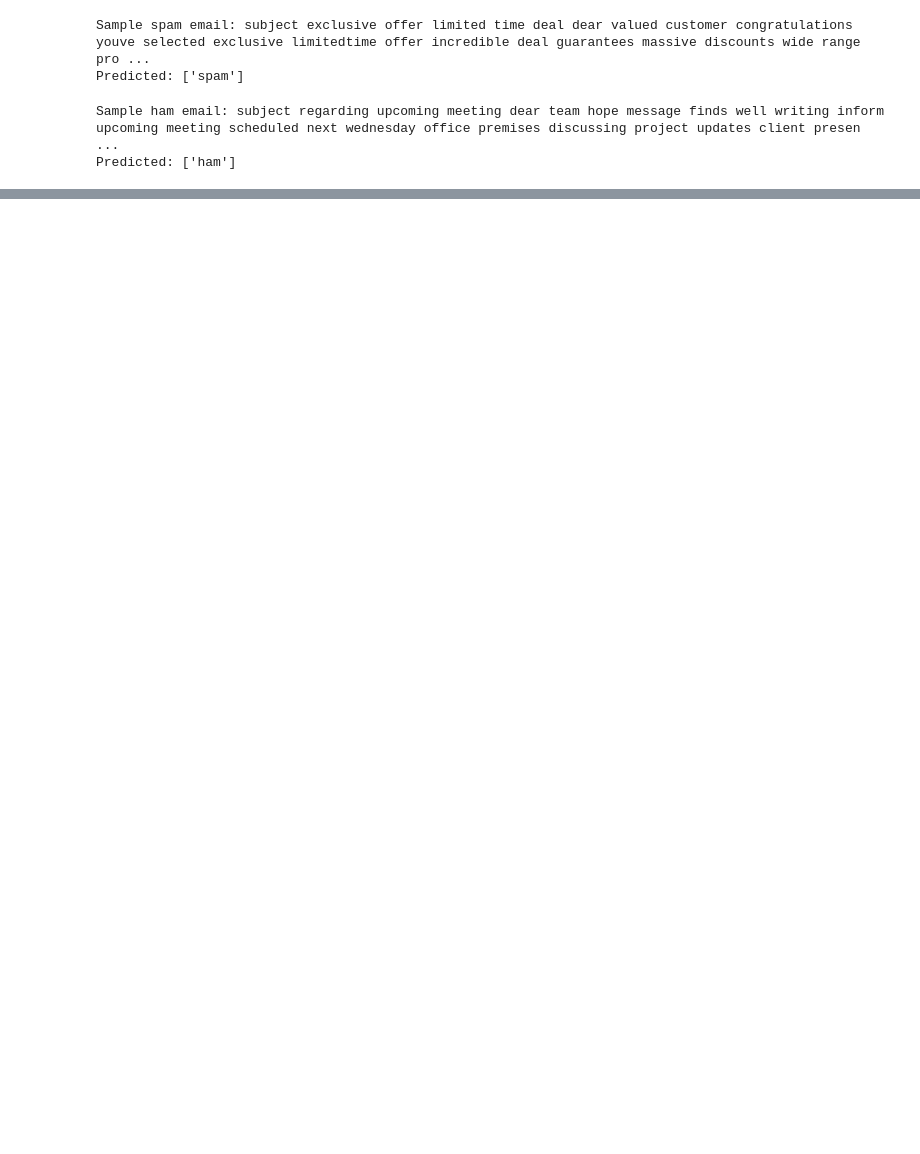
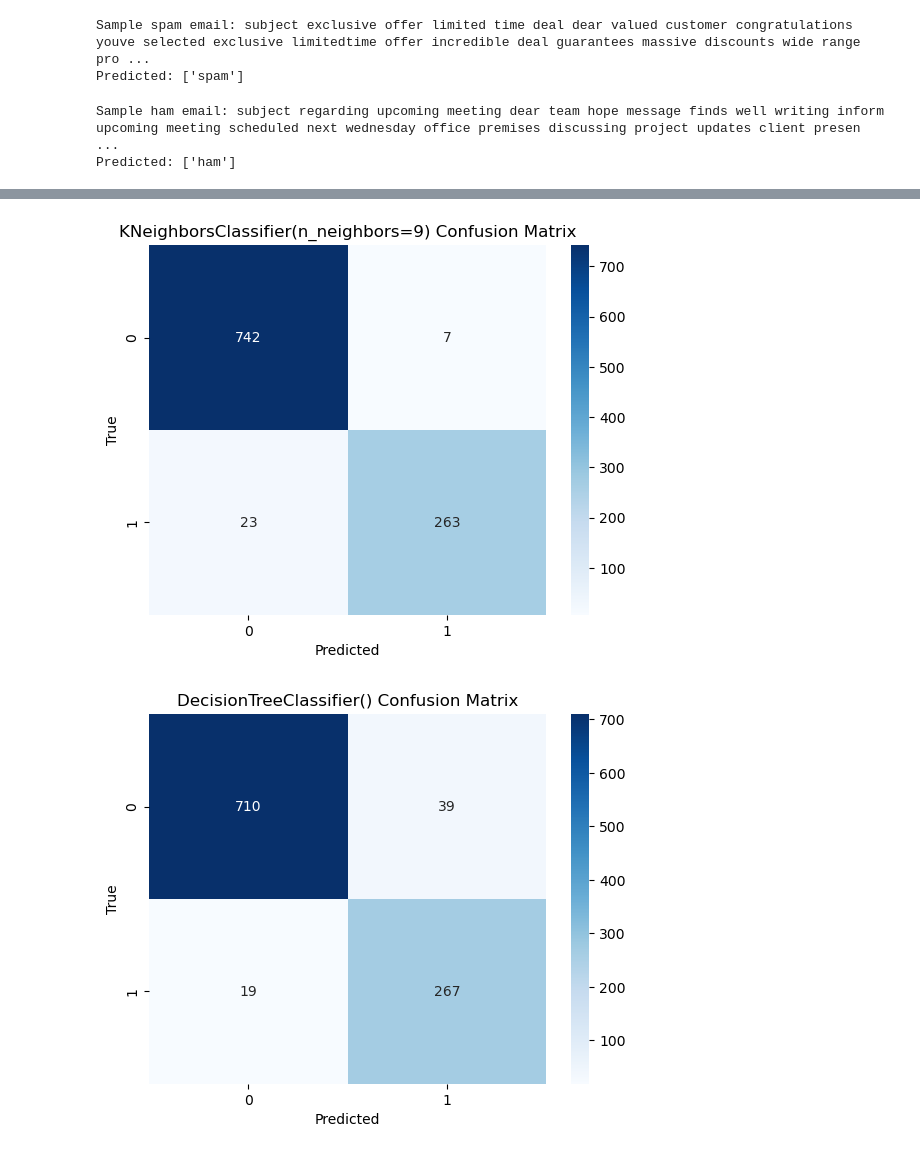
Before and after one commit to davidkundrats/spam-classifier, a Jupyter notebook: spam-classifier.ipynb, the cells around one changed output, grey strips where cells are left out. Cells and saved outputs as stored; diff of their text form; code cells hidden in the pictures; blank space fills up the shorter version.

```diff
--- a/spam-classifier.ipynb
+++ b/spam-classifier.ipynb
@@ -229,0 +233,6 @@ plt.show()
+# %%
+for model in cv_models:
+    display_cm(model.best_estimator_)
+# %% [output]
+[figure, added]
+[figure, added]
```
Also changed, not shown: parts of 7 cells of this notebook.
